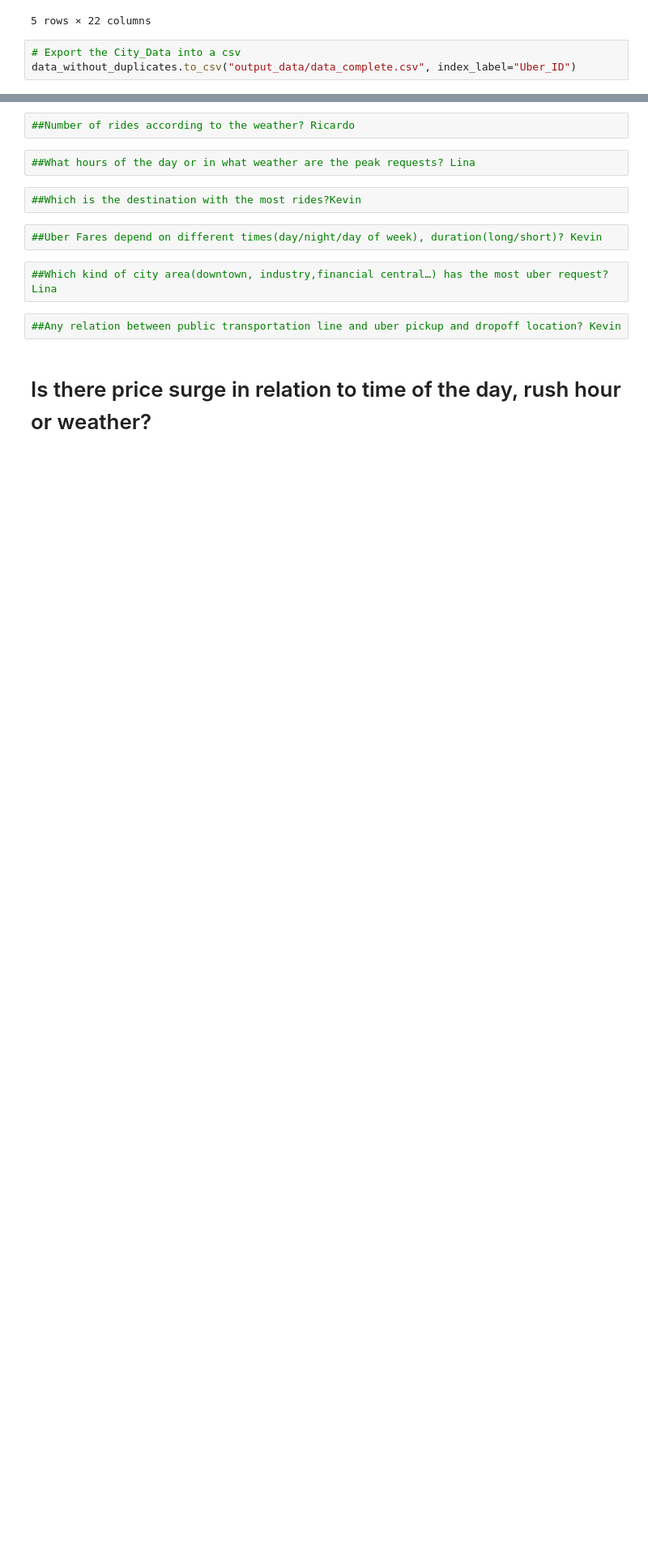
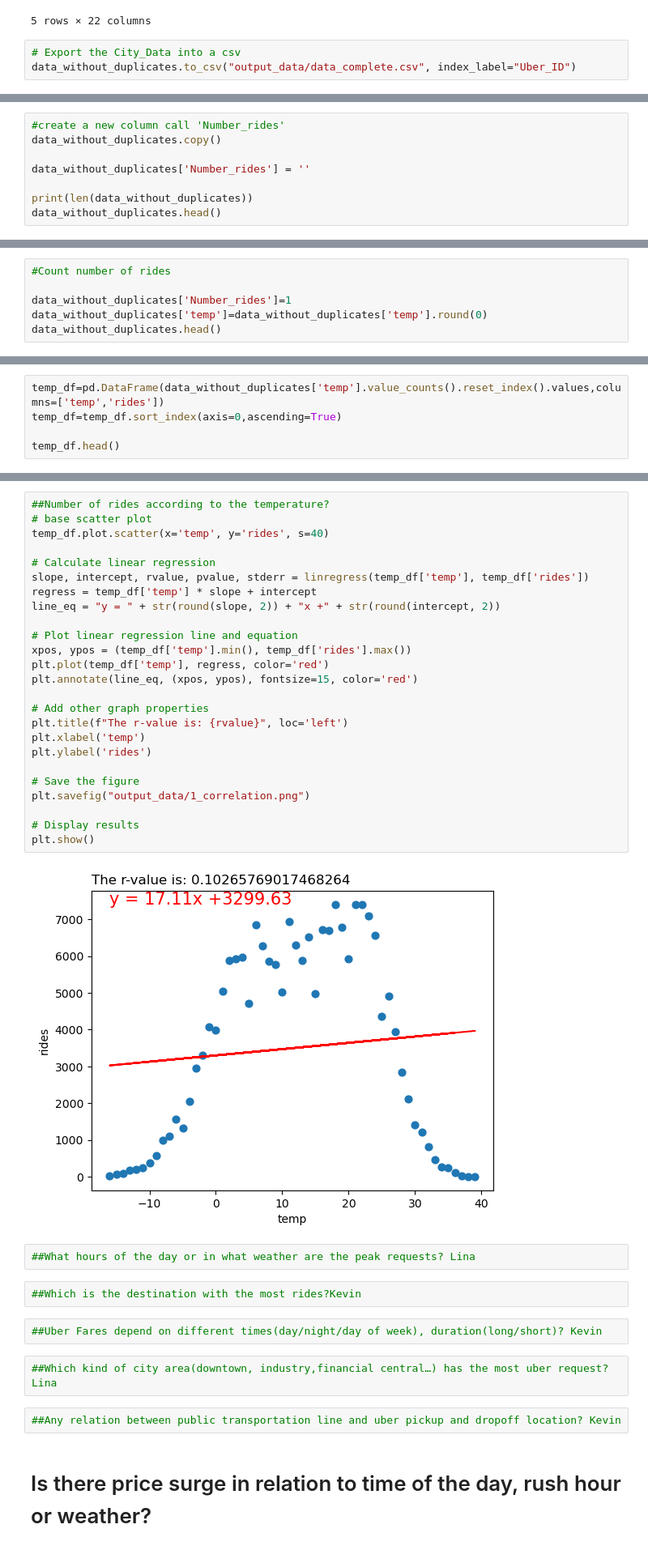
Before and after one commit to KevinZhuangC/project-1, a Jupyter notebook: project1-Group3.ipynb, the cells around one changed output, grey strips where cells are left out. Shown at 81% size. Drawn from its saved outputs; the diff is of its cells as text; blank space fills up the shorter version.

Commit message:
addition_of_grap_correlation_and_graph_rides_distribution

```diff
--- a/project1-Group3.ipynb
+++ b/project1-Group3.ipynb
@@ -186,0 +192,8 @@ data_without_duplicates.to_csv("output_data/data_complete.csv", index_label="Ube
+# %%
+#create a new column call 'Number_rides'
+data_without_duplicates.copy()
+
+data_without_duplicates['Number_rides'] = ''
+
+print(len(data_without_duplicates))
+data_without_duplicates.head()
@@ -186,0 +209,6 @@ data_without_duplicates.to_csv("output_data/data_complete.csv", index_label="Ube
+# %%
+#Count number of rides
+
+data_without_duplicates['Number_rides']=1
+data_without_duplicates['temp']=data_without_duplicates['temp'].round(0)
+data_without_duplicates.head()
@@ -186,0 +223,5 @@ data_without_duplicates.to_csv("output_data/data_complete.csv", index_label="Ube
+# %%
+temp_df=pd.DataFrame(data_without_duplicates['temp'].value_counts().reset_index().values,columns=['temp','rides'])
+temp_df=temp_df.sort_index(axis=0,ascending=True)
+
+temp_df.head()
@@ -187,5 +235,30 @@ data_without_duplicates.to_csv("output_data/data_complete.csv", index_label="Ube
 # %%
-##Number of rides according to the weather? Ricardo
+##Number of rides according to the temperature?
+# base scatter plot
+temp_df.plot.scatter(x='temp', y='rides', s=40)
+
+# Calculate linear regression
+slope, intercept, rvalue, pvalue, stderr = linregress(temp_df['temp'], temp_df['rides'])
+regress = temp_df['temp'] * slope + intercept
+line_eq = "y = " + str(round(slope, 2)) + "x +" + str(round(intercept, 2))
+
+# Plot linear regression line and equation
+xpos, ypos = (temp_df['temp'].min(), temp_df['rides'].max())
+plt.plot(temp_df['temp'], regress, color='red')
+plt.annotate(line_eq, (xpos, ypos), fontsize=15, color='red')
+
+# Add other graph properties
+plt.title(f"The r-value is: {rvalue}", loc='left')
+plt.xlabel('temp')
+plt.ylabel('rides')
+
+# Save the figure
+plt.savefig("output_data/1_correlation.png")
+
+# Display results
+plt.show()
+# %% [output]
+[figure, added]
 # %%
 ##What hours of the day or in what weather are the peak requests? Lina
 # %%
```
Also changed, not shown: parts of 10 cells of this notebook, 5 other files.
